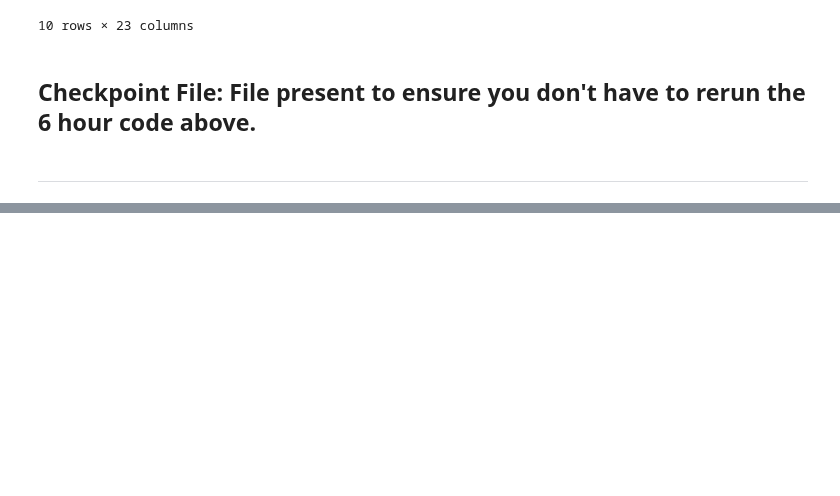
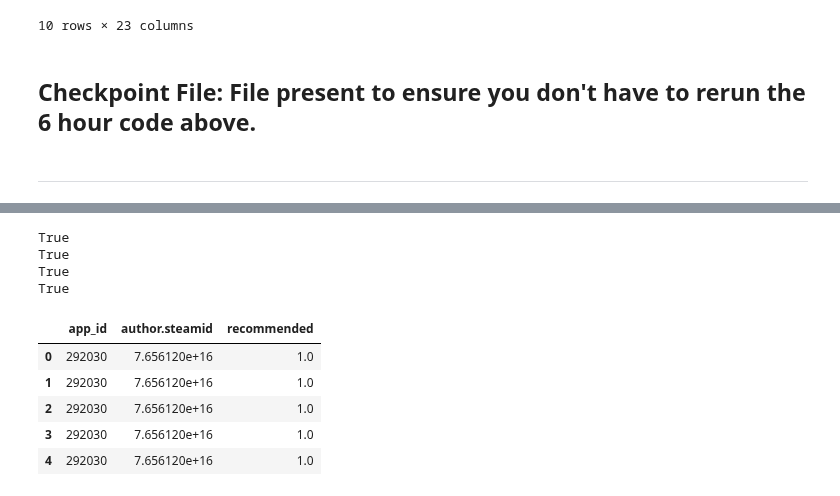
Before and after one commit to joshgreenert/Python-Projects, a Jupyter notebook: Predictive Analytics/Term_Project/Preliminary Analysis And Model Finalization.ipynb, the cells around one changed output, grey strips where cells are left out. Drawn from its saved outputs; the diff is of its cells as text; code cells hidden in the pictures; blank space fills up the shorter version.

```diff
--- a/Predictive Analytics/Term_Project/Milestone 3 Preliminary Analysis.ipynb
+++ b/Predictive Analytics/Term_Project/Preliminary Analysis And Model Finalization.ipynb
@@ -181,7 +182,0 @@ vec= tfidfvec.transform([search_processed])
-# %%
-# Add cosine similarity
-similarity = cosine_similarity(tfidf_reviews)
-indices = np.argpartition(similarity, -10)[-10:]
-
-# Set the results.
-results = df_reviews_dummies.iloc[indices]
@@ -187,0 +206,27 @@ results = df_reviews_dummies.iloc[indices]
+# %%
+# maps idices to users and game IDs
+user_map_reviews = dict(zip(np.unique(user_rec_df_reviews["author.steamid"]), list(range(n_users_reviews))))
+game_map_reviews = dict(zip(np.unique(user_rec_df_reviews["app_id"]), list(range(n_games_reviews))))
+
+# Confirm that the total reviews equal the n_games_reviews. Should be true, true.
+print(len(user_map_reviews) == n_users_reviews)
+print(len(game_map_reviews) == n_games_reviews)
+
+user_i_map_reviews = dict(zip(list(range(n_users_reviews)), np.unique(user_rec_df_reviews["author.steamid"])))
+game_i_map_reviews = dict(zip(list(range(n_games_reviews)), np.unique(user_rec_df_reviews["app_id"])))
+
+# Perform the same operations on the prepped items.
+user_map_prepped = dict(zip(np.unique(user_rec_df_prepped["author.steamid"]), list(range(n_users_prepped))))
+game_map_prepped = dict(zip(np.unique(user_rec_df_prepped["app_id"]), list(range(n_games_prepped))))
+
+# Confirm that the total reviews equal the n_games_reviews. Should be true, true.
+print(len(user_map_prepped) == n_users_prepped)
+print(len(game_map_prepped) == n_games_prepped)
+
+user_i_map_prepped = dict(zip(list(range(n_users_prepped)), np.unique(user_rec_df_prepped["author.steamid"])))
+game_i_map_prepped = dict(zip(list(range(n_games_prepped)), np.unique(user_rec_df_prepped["app_id"])))
+# %% [output]
+True
+True
+True
+True
@@ -187,0 +248,44 @@ results = df_reviews_dummies.iloc[indices]
+# %%
+'''
+This function uses both datasets to determine the best match for returning a list of games.  It uses KNN
+along with the cosine function to find similiaries and store them into a list of neighbor ids.  These ids
+are then compared for accuracy and the highest matches are returned.
+
+@param game_id: the id that references the game found with Steam.
+@param total_matches: the total number of matches to return
+'''
+def find_related_games(game_id, total_matches):
+
+    # going to store the IDs for nearest games
+    neighbour_ids = []
+
+    # Vectors are the euclidean distances of the other games in relation to the movie_id
+    game_index = game_map[game_id]
+    game_vector = matrix[game_index]
+    total_matches += 1
+
+    # knn model fits created matrix so the
+    kNN = NearestNeighbors(algorithm = 'brute', metric='cosine')
+    kNN.fit(matrix)
+    game_vec = game_vector.reshape(1,-1)
+
+    # uses kneighborst to fin the 'k' most related games
+    distances, indices = kNN.kneighbors(game_vec, n_neighbors=total_matches)
+
+    # adds returned list of games to neighbor_ids
+    for i in range(0,len(distances.flatten())):
+        n = indices.flatten()[i]
+        neighbour_ids.append(game_i_map[n])
+    neighbour_ids.pop(0)
+
+    # Print the data related to the game.
+    print(f"Games related to: {game_names[game_id]}\n")
+    for i in range(len(neighbour_ids)):
+        print(game_names[neighbour_ids[i]])
+# %% [output]
+|  | app_id | author.steamid | recommended |
+| 0 | 292030 | 7.656120e+16 | 1.0 |
+| 1 | 292030 | 7.656120e+16 | 1.0 |
+| 2 | 292030 | 7.656120e+16 | 1.0 |
+| 3 | 292030 | 7.656120e+16 | 1.0 |
+| 4 | 292030 | 7.656120e+16 | 1.0 |
```
Also changed, not shown: parts of 12 cells of this notebook, 2 other files.
